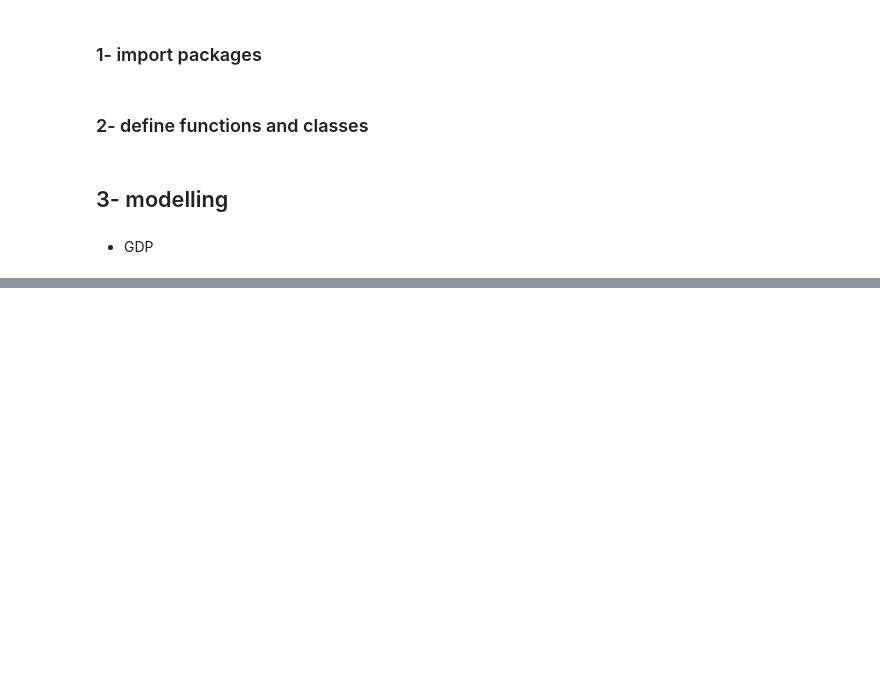
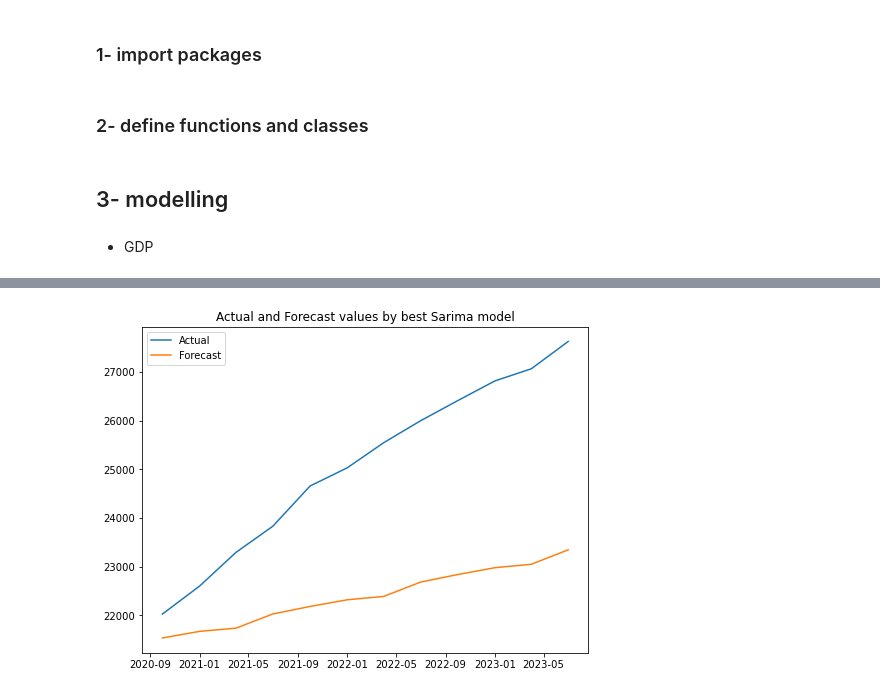
Before and after one commit to HoseinAhmadi97/Analysis_of_Financial_Time_Series, a Jupyter notebook: 4.Sarima.ipynb, the cells around one changed output, grey strips where cells are left out. Drawn from its saved outputs; the diff is of its cells as text; code cells hidden in the pictures; blank space fills up the shorter version.

```diff
--- a/4.Sarima.ipynb
+++ b/4.Sarima.ipynb
@@ -134,11 +132,25 @@ class sarima_model:
         print('\n ================= best model ====================')
         print(self.best_params)
         print(self.best_model.summary())
-
         return self.best_model
 
-    def forecast(self, fsteps):
-        return self.best_model.forecast(fsteps, exog = None)
+    def forecast(self, steps, actual_values):
+        self.actual = actual_values
+        self.fsteps = steps
+        self.forecast = self.best_model.forecast(steps = steps, exog = None)
+        forecast_data = pd.DataFrame({'Forecast': self.forecast.values, 'Actual': self.actual.values})
+        forecast_data.index = actual_values.index
+        forecast_data['error'] = 100 * np.abs(((forecast_data['Forecast']/forecast_data['Actual']) - 1).round(3))
+        self.forecast_data = forecast_data
+        return forecast_data
+
+    def plot_forecast(self):
+        plt.figure(figsize=(8, 6))
+        plt.plot(self.forecast_data['Actual'], label = 'Actual')
+        plt.plot(self.forecast_data['Forecast'], label = 'Forecast')
+        plt.title('Actual and Forecast values by best Sarima model')
+        plt.legend()
+        plt.show()
 # %% [markdown]
 ## 3- modelling
 # %% [markdown]
@@ -152,0 +167,10 @@ fig.show()
+# %%
+pmax  = 1 #maximum lag on regular auto regressive
+qmax = 1 #maximum lag on regular ma
+Pmax = 1 #maximum lag on seasonalty auto regressive
+Qmax = 1 #maximum lag on seasonality moving average
+fsteps = 12 #steps for forecasting
+seasonality = 4
+# %%
+model = sarima_model(gdp_data['GDP'].iloc[:-fsteps], pmax, qmax, Pmax, Qmax, seasonality)
+model.get_optimal_sarima_model()
@@ -152,0 +213,4 @@ fig.show()
+# %%
+model.plot_forecast()
+# %% [output]
+[figure, added]
```
Also changed, not shown: parts of 10 cells of this notebook.
